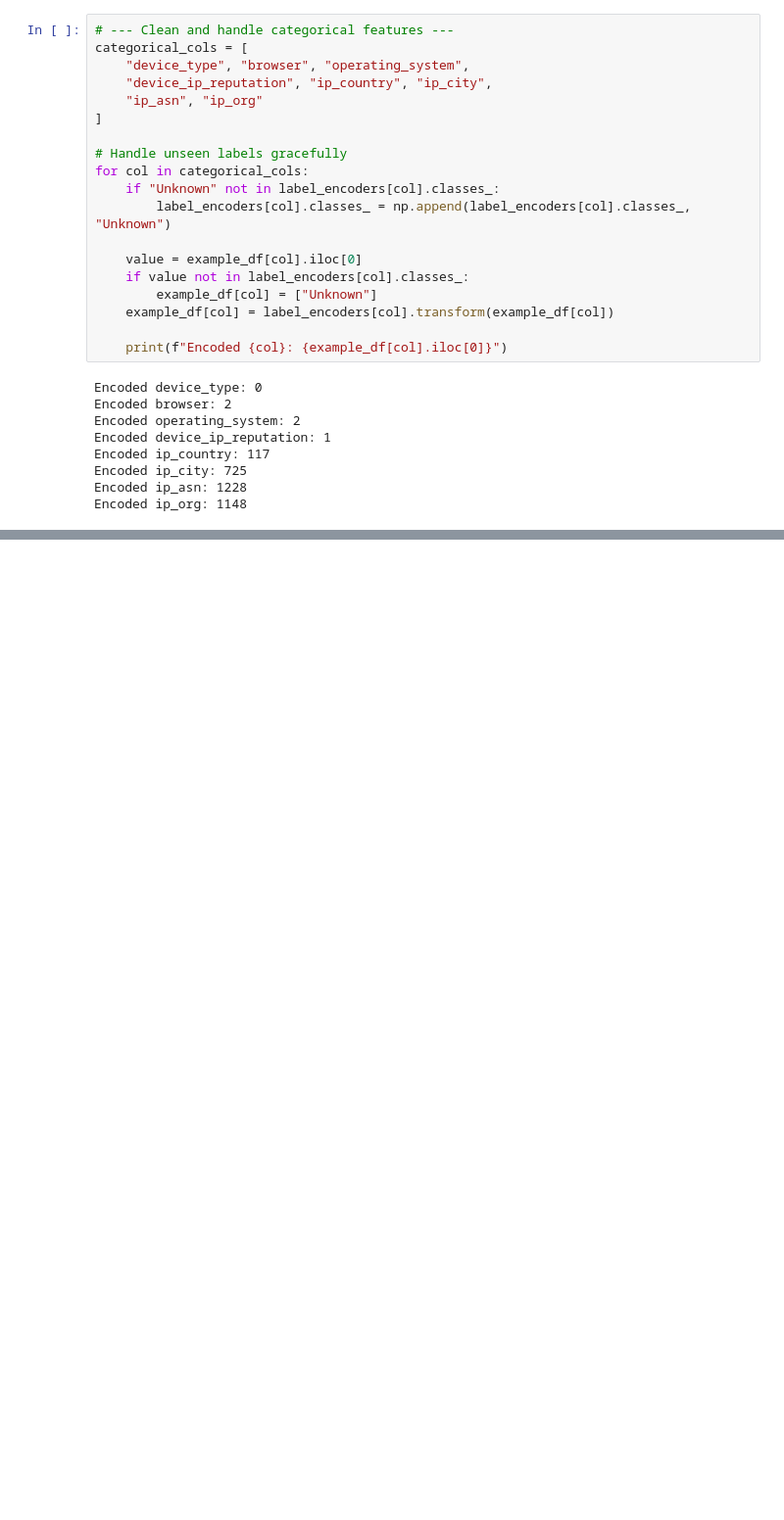
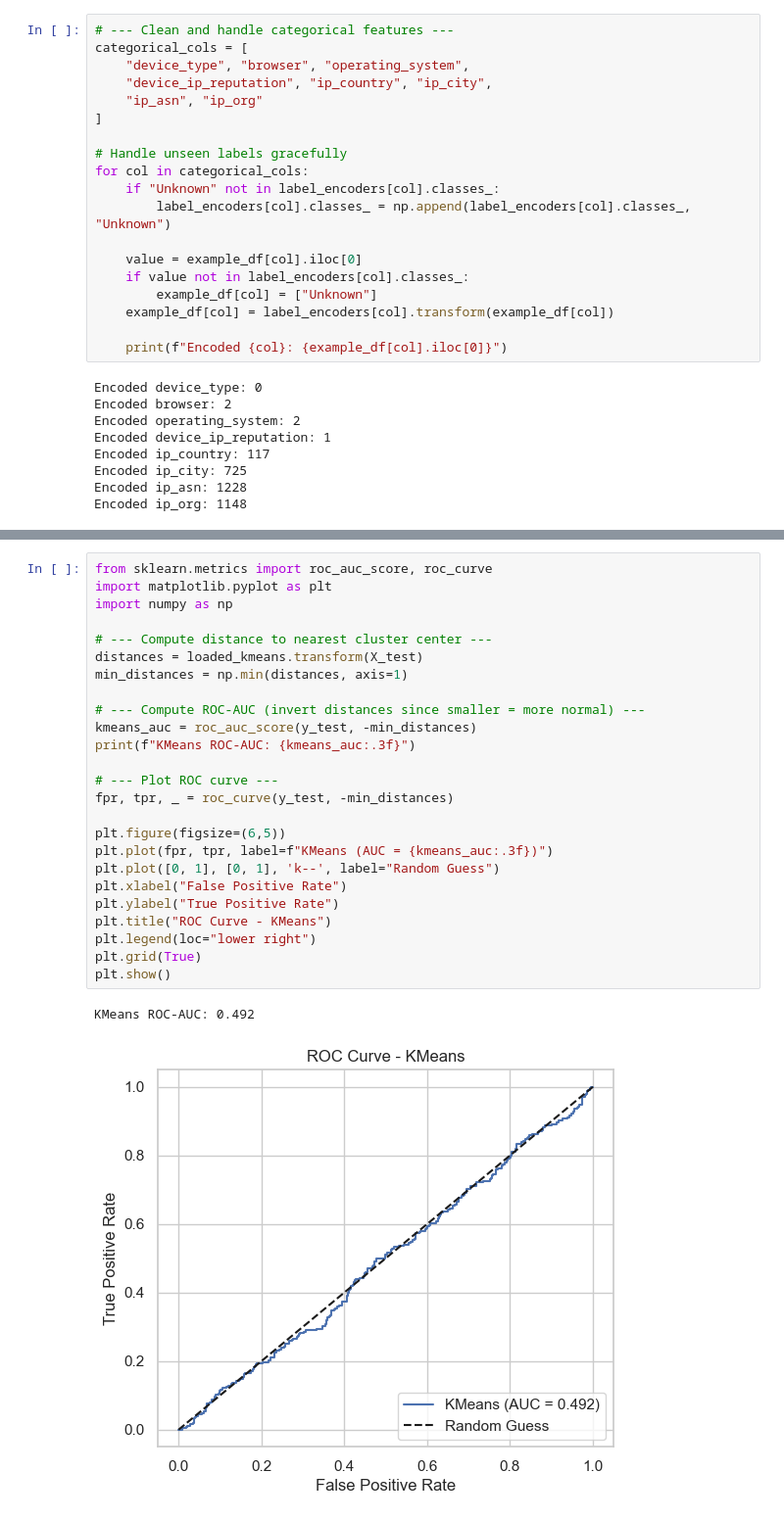
Before and after one commit to achintha-alahakoon/Fraud-Detection, a Jupyter notebook: backend/model2.ipynb, the cells around one changed output, grey strips where cells are left out. Shown: that part at 98% size. Cells and saved outputs as stored; diff of their text form; blank space fills up the shorter version.

```diff
--- a/backend/model2.ipynb
+++ b/backend/model2.ipynb
@@ -580,0 +621,28 @@ print("✅ Prediction:", "Fraudulent" if prediction[0] == 1 else "Genuine")
+# %%
+from sklearn.metrics import roc_auc_score, roc_curve
+import matplotlib.pyplot as plt
+import numpy as np
+
+# --- Compute distance to nearest cluster center ---
+distances = loaded_kmeans.transform(X_test)
+min_distances = np.min(distances, axis=1)
+
+# --- Compute ROC-AUC (invert distances since smaller = more normal) ---
+kmeans_auc = roc_auc_score(y_test, -min_distances)
+print(f"KMeans ROC-AUC: {kmeans_auc:.3f}")
+
+# --- Plot ROC curve ---
+fpr, tpr, _ = roc_curve(y_test, -min_distances)
+
+plt.figure(figsize=(6,5))
+plt.plot(fpr, tpr, label=f"KMeans (AUC = {kmeans_auc:.3f})")
+plt.plot([0, 1], [0, 1], 'k--', label="Random Guess")
+plt.xlabel("False Positive Rate")
+plt.ylabel("True Positive Rate")
+plt.title("ROC Curve - KMeans")
+plt.legend(loc="lower right")
+plt.grid(True)
+plt.show()
+# %% [output]
+KMeans ROC-AUC: 0.492
+[figure, added]
```
Also changed, not shown: parts of 6 cells of this notebook, 7 other files.
